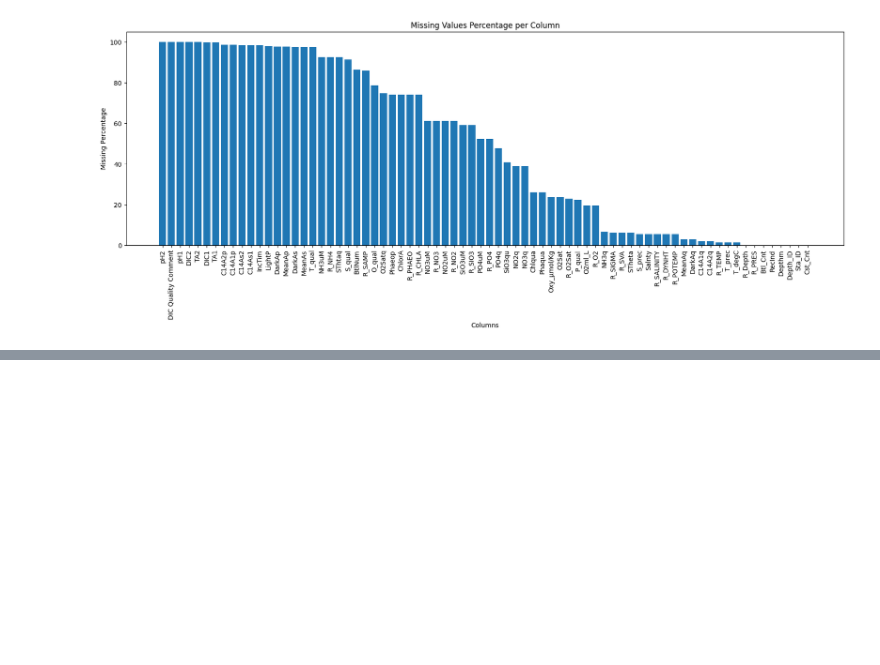
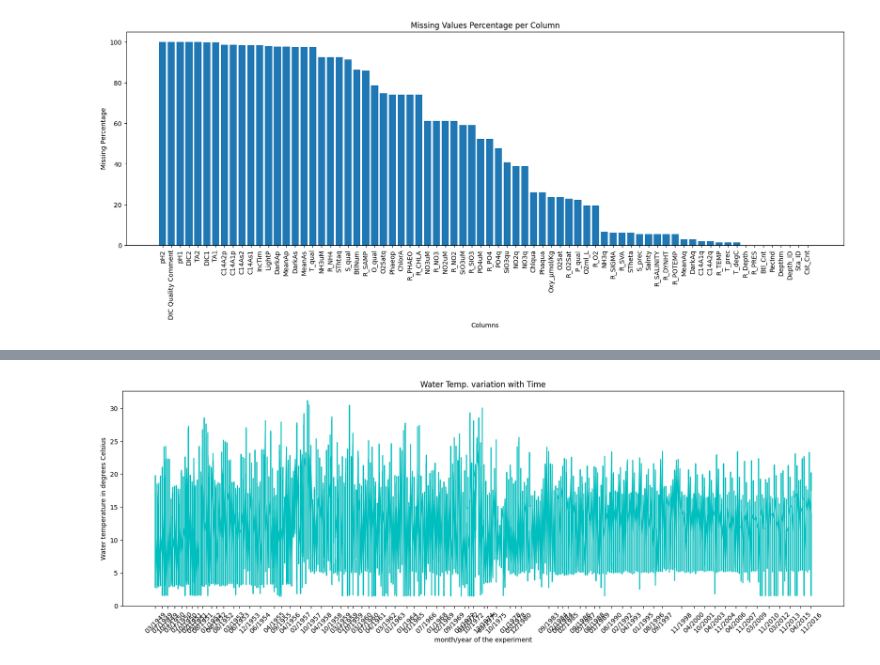
Before and after one commit to SohamBera16/bayesian-neural-network-based-prediction-using-Environmental-data, a Jupyter notebook: BNN_Regression.ipynb, the cells around one changed output, grey strips where cells are left out. Saved outputs shown, nothing was run; the diff lists cells and outputs as text; code cells hidden in the pictures; blank space fills up the shorter version.

```diff
--- a/BNN_Regression.ipynb
+++ b/BNN_Regression.ipynb
@@ -138,0 +180,15 @@ plt.show()
+# %%
+# Line plot of a time series variable
+plt.figure(figsize=(20, 6))
+plt.plot(bottle_df['Formatted_Date'], bottle_df['T_degC'], color='c')
+
+# Set the x-ticks to display legends for every 12000th data point
+x_ticks = bottle_df['Formatted_Date'].iloc[::12000]  # Select every 12000th value
+plt.xticks(x_ticks, rotation=45)
+
+plt.xlabel('month/year of the experiment')
+plt.ylabel('Water temperature in degrees Celsius')
+plt.title('Water Temp. variation with Time')
+plt.show()
+# %% [output]
+[figure, added]
```
Also changed, not shown: parts of 12 cells of this notebook.
